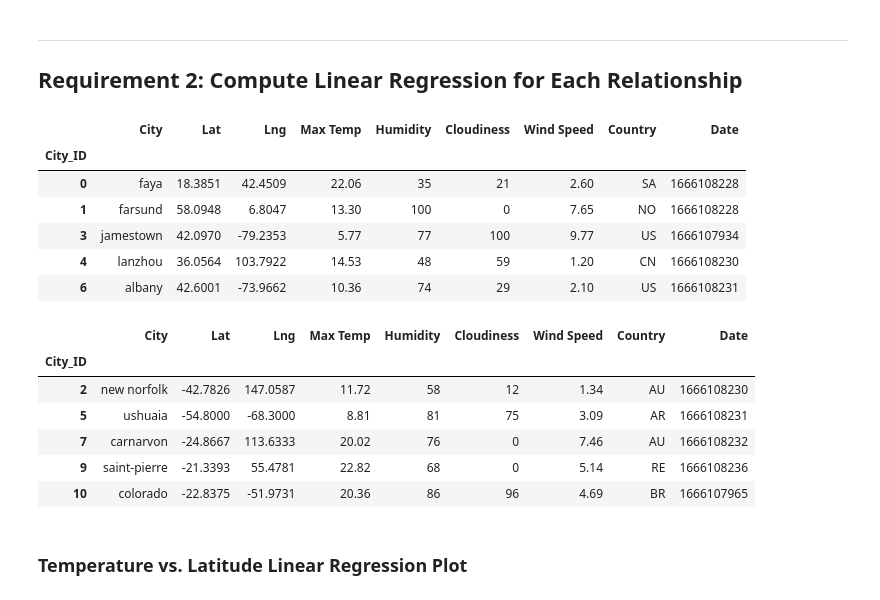
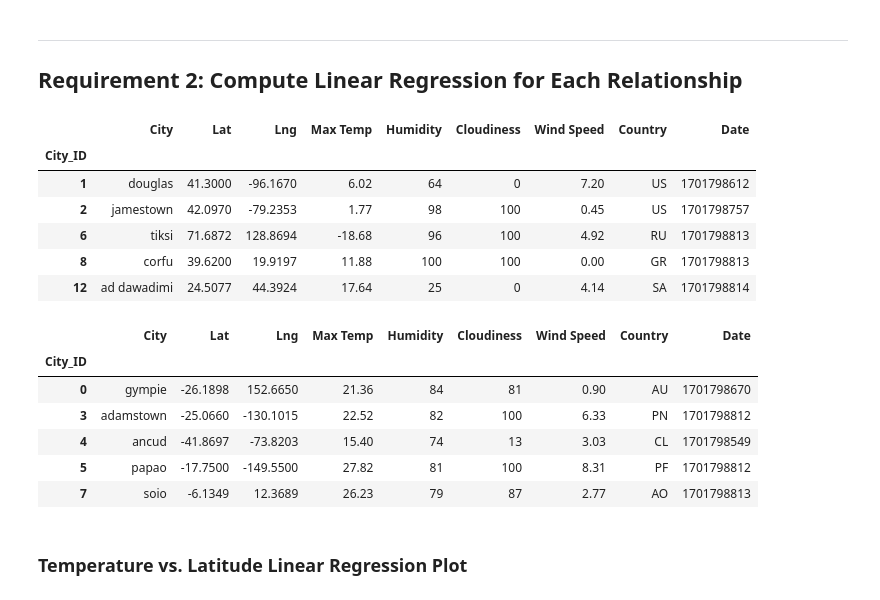
Before and after one commit to acedryden/python-api-challenge, a Jupyter notebook: WeatherPy/Starter_Code/starter_code/WeatherPy.ipynb, the cells around one changed output. Saved outputs shown, nothing was run; the diff lists cells and outputs as text; code cells hidden in the pictures.

```diff
--- a/WeatherPy/Starter_Code/starter_code/WeatherPy.ipynb
+++ b/WeatherPy/Starter_Code/starter_code/WeatherPy.ipynb
@@ -173,6 +172,6 @@ city_data_df.to_csv("output_data/cities.csv", index_label="City_ID")
 # %%
 # Read saved data
-city_data_df = pd.read_csv("output_data/cities.csv", index_col="City_ID")
+city_data_df = pd.read_csv("../output_data/cities.csv", index_col="City_ID")
 
 # Display sample data
 city_data_df.head()
@@ -260,30 +276,30 @@ plt.show()
 # %%
 # Create a DataFrame with the Northern Hemisphere data (Latitude >= 0)
-# YOUR CODE HERE
+northern_hemi_df = city_data_df[city_data_df['Lat'] >= 0]
 
 # Display sample data
 northern_hemi_df.head()
 # %% [output]
 |  | City | Lat | Lng | Max Temp | Humidity | Cloudiness | Wind Speed | Country | Date |
 | City_ID |  |  |  |  |  |  |  |  |  |
-| 0 | faya | 18.3851 | 42.4509 | 22.06 | 35 | 21 | 2.60 | SA | 1666108228 |
-| 1 | farsund | 58.0948 | 6.8047 | 13.30 | 100 | 0 | 7.65 | NO | 1666108228 |
-| 3 | jamestown | 42.0970 | -79.2353 | 5.77 | 77 | 100 | 9.77 | US | 1666107934 |
-| 4 | lanzhou | 36.0564 | 103.7922 | 14.53 | 48 | 59 | 1.20 | CN | 1666108230 |
-| 6 | albany | 42.6001 | -73.9662 | 10.36 | 74 | 29 | 2.10 | US | 1666108231 |
+| 1 | douglas | 41.3000 | -96.1670 | 6.02 | 64 | 0 | 7.20 | US | 1701798612 |
+| 2 | jamestown | 42.0970 | -79.2353 | 1.77 | 98 | 100 | 0.45 | US | 1701798757 |
+| 6 | tiksi | 71.6872 | 128.8694 | -18.68 | 96 | 100 | 4.92 | RU | 1701798813 |
+| 8 | corfu | 39.6200 | 19.9197 | 11.88 | 100 | 100 | 0.00 | GR | 1701798813 |
+| 12 | ad dawadimi | 24.5077 | 44.3924 | 17.64 | 25 | 0 | 4.14 | SA | 1701798814 |
 # %%
 # Create a DataFrame with the Southern Hemisphere data (Latitude < 0)
-# YOUR CODE HERE
+southern_hemi_df = city_data_df[city_data_df['Lat'] <= 0]
 
 # Display sample data
 southern_hemi_df.head()
 # %% [output]
 |  | City | Lat | Lng | Max Temp | Humidity | Cloudiness | Wind Speed | Country | Date |
 | City_ID |  |  |  |  |  |  |  |  |  |
-| 2 | new norfolk | -42.7826 | 147.0587 | 11.72 | 58 | 12 | 1.34 | AU | 1666108230 |
-| 5 | ushuaia | -54.8000 | -68.3000 | 8.81 | 81 | 75 | 3.09 | AR | 1666108231 |
-| 7 | carnarvon | -24.8667 | 113.6333 | 20.02 | 76 | 0 | 7.46 | AU | 1666108232 |
-| 9 | saint-pierre | -21.3393 | 55.4781 | 22.82 | 68 | 0 | 5.14 | RE | 1666108236 |
-| 10 | colorado | -22.8375 | -51.9731 | 20.36 | 86 | 96 | 4.69 | BR | 1666107965 |
+| 0 | gympie | -26.1898 | 152.6650 | 21.36 | 84 | 81 | 0.90 | AU | 1701798670 |
+| 3 | adamstown | -25.0660 | -130.1015 | 22.52 | 82 | 100 | 6.33 | PN | 1701798812 |
+| 4 | ancud | -41.8697 | -73.8203 | 15.40 | 74 | 13 | 3.03 | CL | 1701798549 |
+| 5 | papao | -17.7500 | -149.5500 | 27.82 | 81 | 100 | 8.31 | PF | 1701798812 |
+| 7 | soio | -6.1349 | 12.3689 | 26.23 | 79 | 87 | 2.77 | AO | 1701798813 |
 # %% [markdown]
 ###  Temperature vs. Latitude Linear Regression Plot
```
Also changed, not shown: parts of 36 cells of this notebook, 5 other files.
